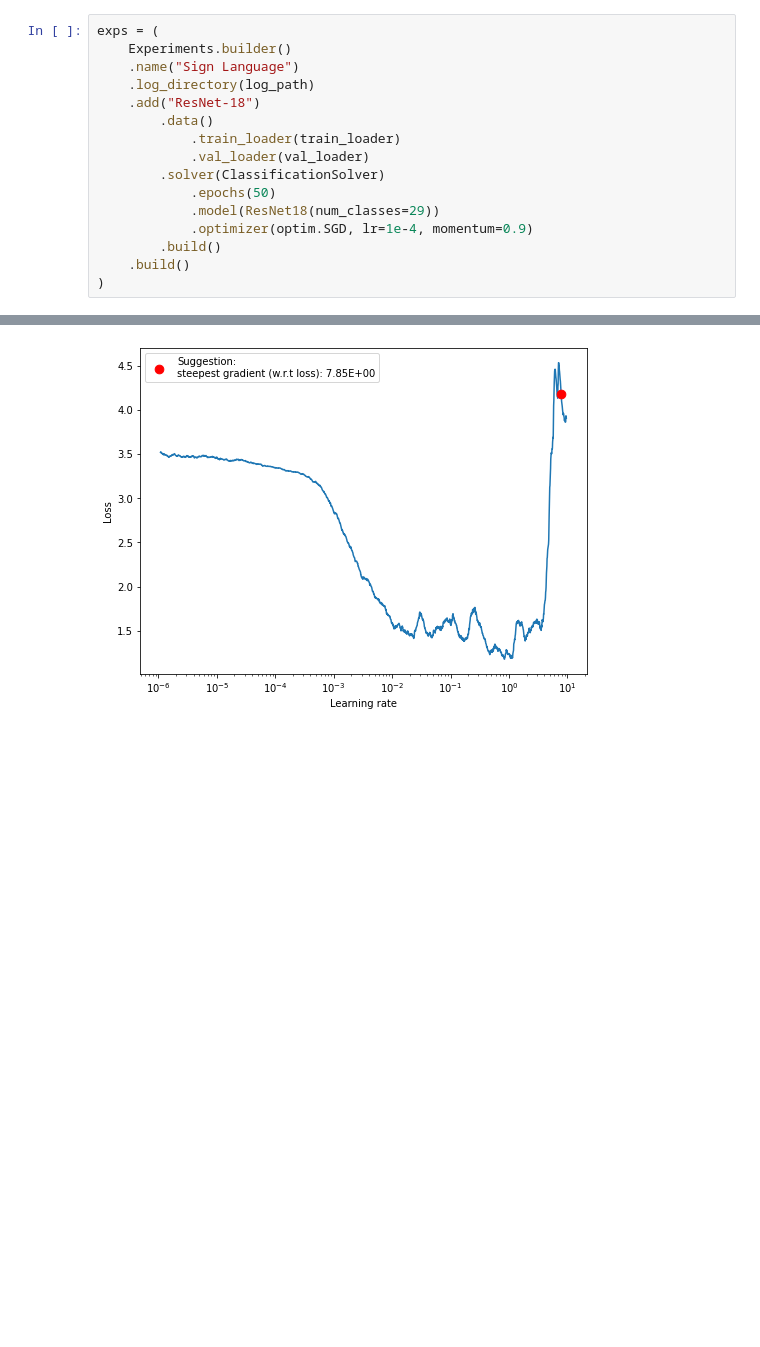
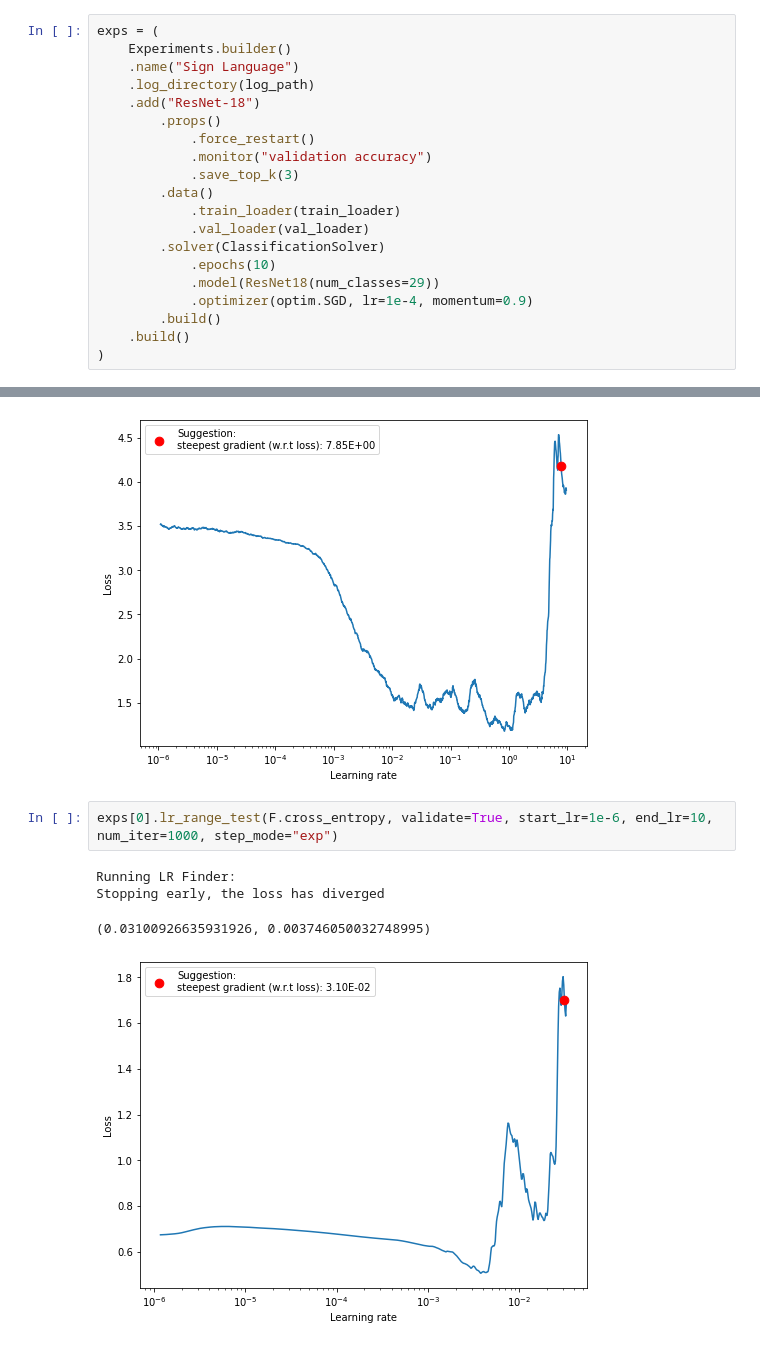
Before and after one commit to firekind/asl-model, a Jupyter notebook: notebook.ipynb, the cells around one changed output, grey strips where cells are left out. Cells and saved outputs as stored; diff of their text form; blank space fills up the shorter version.

```diff
--- a/notebook.ipynb
+++ b/notebook.ipynb
@@ -61,11 +62,15 @@ exps = (
     .name("Sign Language")
     .log_directory(log_path)
     .add("ResNet-18")
+        .props()
+            .force_restart()
+            .monitor("validation accuracy")
+            .save_top_k(3)
         .data()
             .train_loader(train_loader)
             .val_loader(val_loader)
         .solver(ClassificationSolver)
-            .epochs(50)
+            .epochs(10)
             .model(ResNet18(num_classes=29))
             .optimizer(optim.SGD, lr=1e-4, momentum=0.9)
         .build()
@@ -87,3 +92,10 @@ Running LR Finder:
 2000/2000 [==============================] - 451s 225ms/step
 (7.851406690944124, 0.8413224565441154)
 [figure]
+# %%
+exps[0].lr_range_test(F.cross_entropy, validate=True, start_lr=1e-6, end_lr=10, num_iter=1000, step_mode="exp")
+# %% [output]
+Running LR Finder:
+Stopping early, the loss has diverged
+(0.03100926635931926, 0.003746050032748995)
+[figure, added]
```
Also changed, not shown: parts of 3 cells of this notebook.
